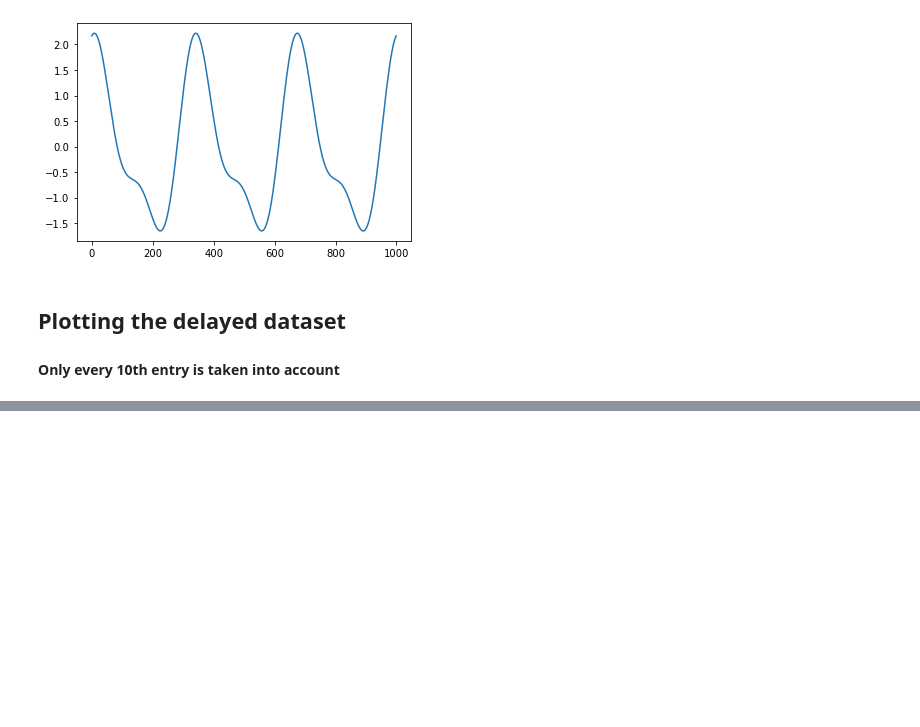
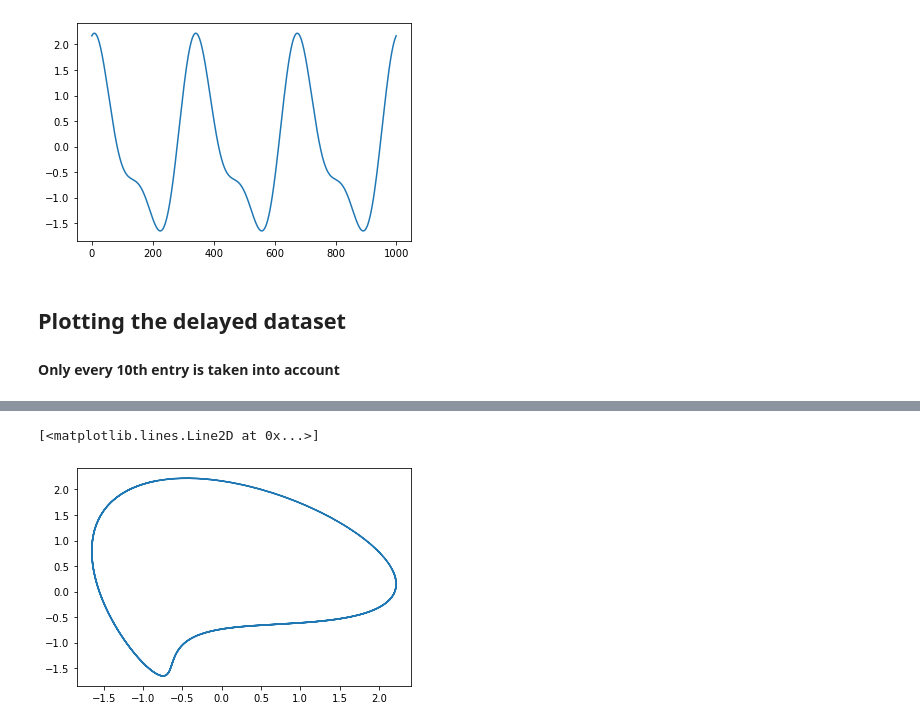
Before and after one commit to evtodorov/MLCMS, a Jupyter notebook: Exercise_5/Task_4_1.ipynb, the cells around one changed output, grey strips where cells are left out. Cells and saved outputs as stored; diff of their text form; code cells hidden in the pictures; blank space fills up the shorter version.

```diff
--- a/Exercise_5/Task_4_1.ipynb
+++ b/Exercise_5/Task_4_1.ipynb
@@ -52,0 +80,5 @@ plt.plot(data[:,0][0:990],data_delay2)
+# %%
+plt.plot(data[:,0][0:930],data_delay_70)
+# %% [output]
+[<matplotlib.lines.Line2D at 0x...>]
+[figure, added]
```
Also changed, not shown: parts of 33 cells of this notebook, 1 other file.
